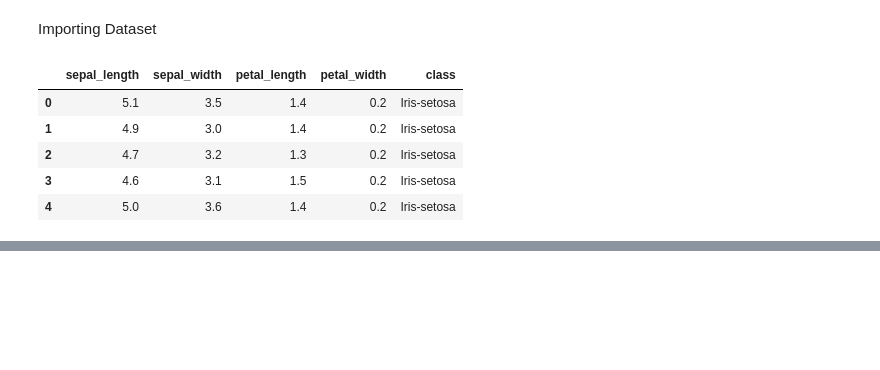
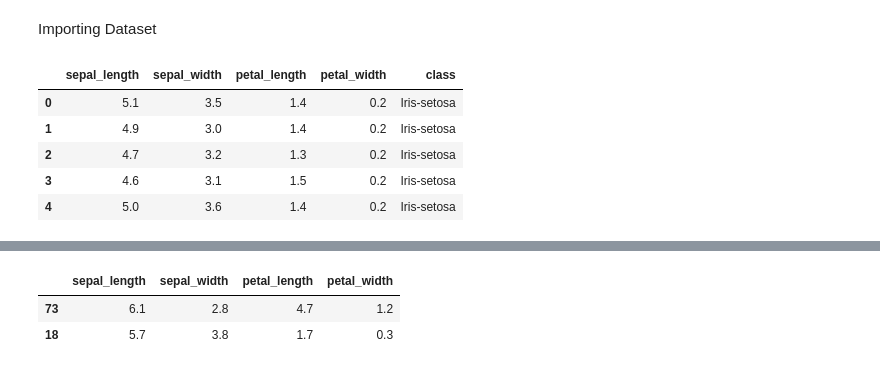
Before and after one commit to shrush12/codealpha_iris_flower, a Jupyter notebook: iris.ipynb, the cells around one changed output, grey strips where cells are left out. Saved outputs shown, nothing was run; the diff lists cells and outputs as text; code cells hidden in the pictures; blank space fills up the shorter version.

```diff
--- a/iris.ipynb
+++ b/iris.ipynb
@@ -26,0 +59,3 @@ iris_data.describe()
+# %%
+y = iris_data["class"]
+y
@@ -26,0 +75,2 @@ iris_data.describe()
+# %%
+X_train, X_test, y_train, y_test = train_test_split(X, y, test_size=0.3, random_state=42)
@@ -26,0 +100,6 @@ iris_data.describe()
+# %%
+X_test.head(2)
+# %% [output]
+|  | sepal_length | sepal_width | petal_length | petal_width |
+| 73 | 6.1 | 2.8 | 4.7 | 1.2 |
+| 18 | 5.7 | 3.8 | 1.7 | 0.3 |
```
Also changed, not shown: parts of 12 cells of this notebook.
